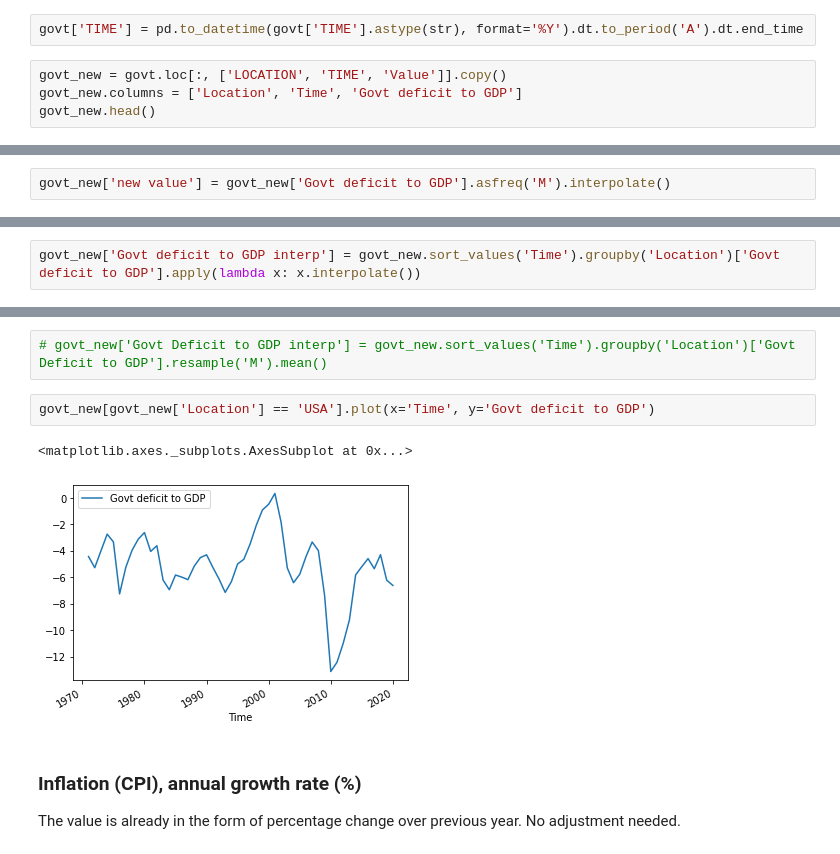
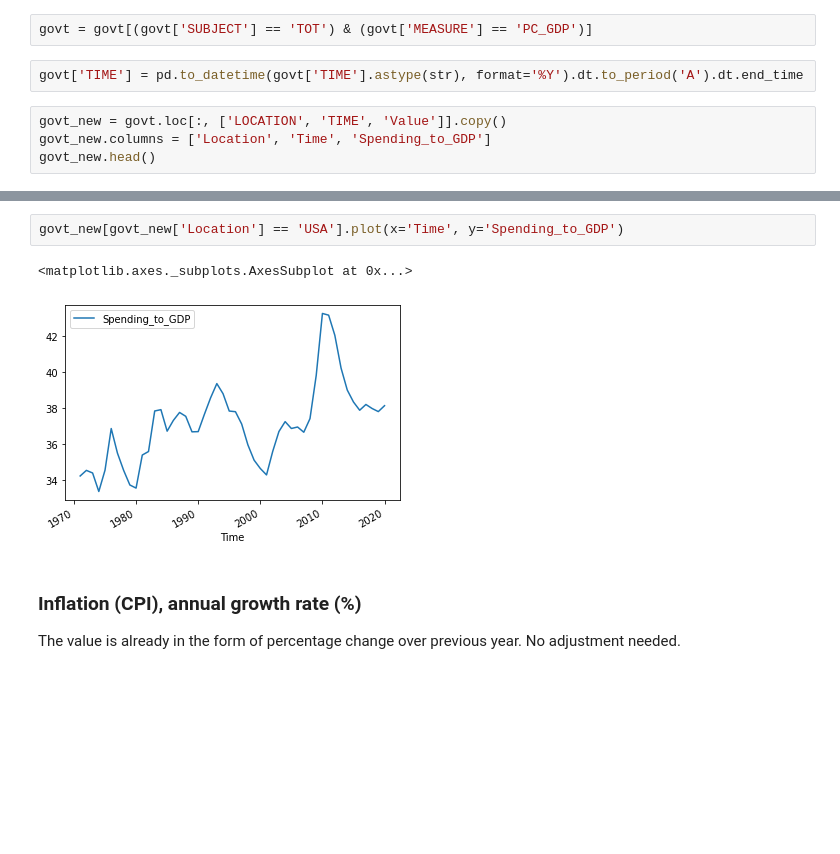
Before and after one commit to hoytlui/GDP-Growth-Forecast-Multivariate-Time-Series-Analysis, a Jupyter notebook: 2_data_wrangling.ipynb, the cells around one changed output, grey strips where cells are left out. Cells and saved outputs as stored; diff of their text form; blank space fills up the shorter version.

Commit message:
added govt spending removed govt deficit

```diff
--- a/2_data_wrangling.ipynb
+++ b/2_data_wrangling.ipynb
@@ -382,7 +318,9 @@ dtype: int64
+# %%
+govt = govt[(govt['SUBJECT'] == 'TOT') & (govt['MEASURE'] == 'PC_GDP')]
 # %%
 govt['TIME'] = pd.to_datetime(govt['TIME'].astype(str), format='%Y').dt.to_period('A').dt.end_time
 # %%
 govt_new = govt.loc[:, ['LOCATION', 'TIME', 'Value']].copy()
-govt_new.columns = ['Location', 'Time', 'Govt deficit to GDP']
+govt_new.columns = ['Location', 'Time', 'Spending_to_GDP']
 govt_new.head()
 # %% [output]
@@ -400,2 +332,0 @@ How do we upsample the data, from annual to quarterly, group by Location, then i
-# %%
-govt_new['new value'] = govt_new['Govt deficit to GDP'].asfreq('M').interpolate()
@@ -411,2 +332,0 @@ govt_new.head()
-# %%
-govt_new['Govt deficit to GDP interp'] = govt_new.sort_values('Time').groupby('Location')['Govt deficit to GDP'].apply(lambda x: x.interpolate())
@@ -422,10 +333,8 @@ govt_new.head()
-# %%
-# govt_new['Govt Deficit to GDP interp'] = govt_new.sort_values('Time').groupby('Location')['Govt Deficit to GDP'].resample('M').mean()
 # %%
-govt_new[govt_new['Location'] == 'USA'].plot(x='Time', y='Govt deficit to GDP')
+govt_new[govt_new['Location'] == 'USA'].plot(x='Time', y='Spending_to_GDP')
 # %% [output]
 <matplotlib.axes._subplots.AxesSubplot at 0x...>
-[figure, old version]
+[figure, new version]
 # %% [markdown]
 ### Inflation (CPI), annual growth rate (%)
 The value is already in the form of percentage change over previous year. No adjustment needed.
```
Also changed, not shown: parts of 46 cells of this notebook.
